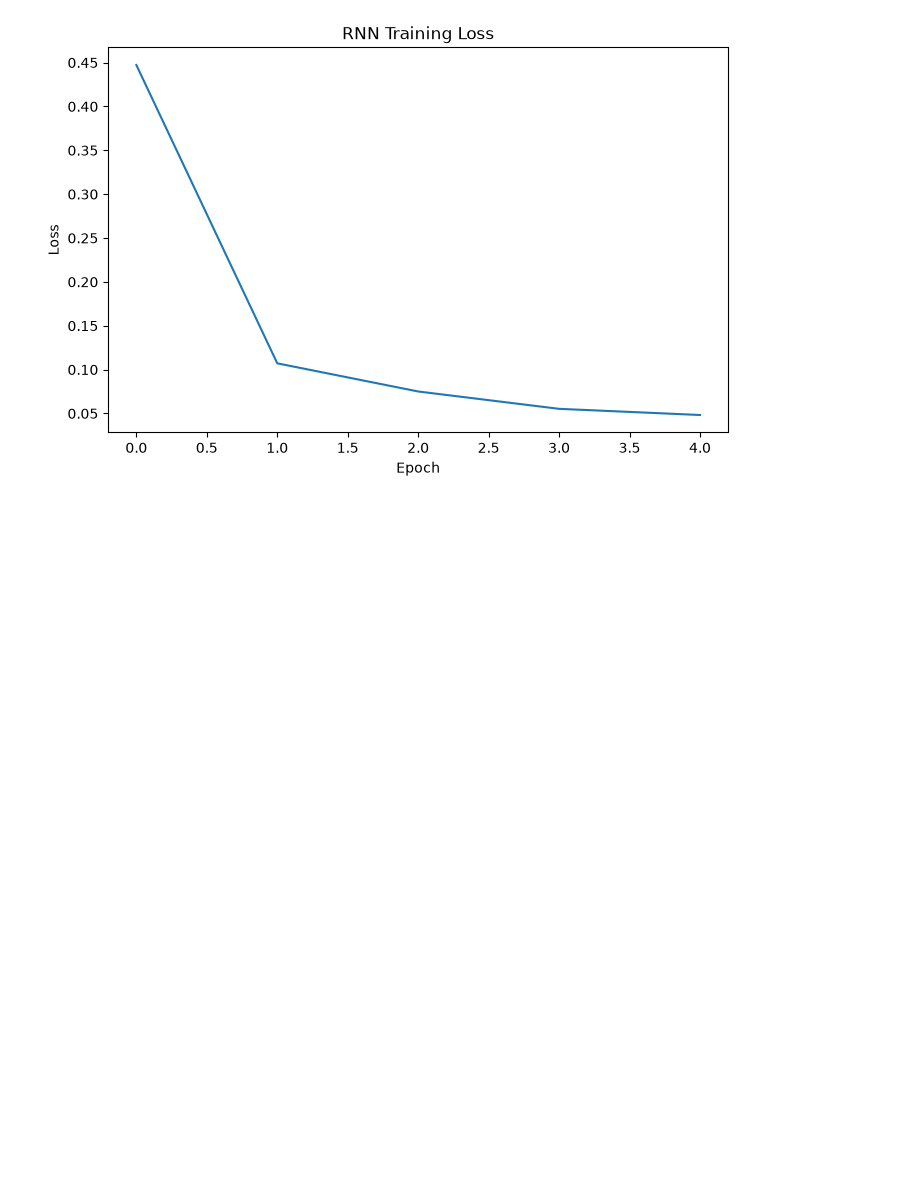
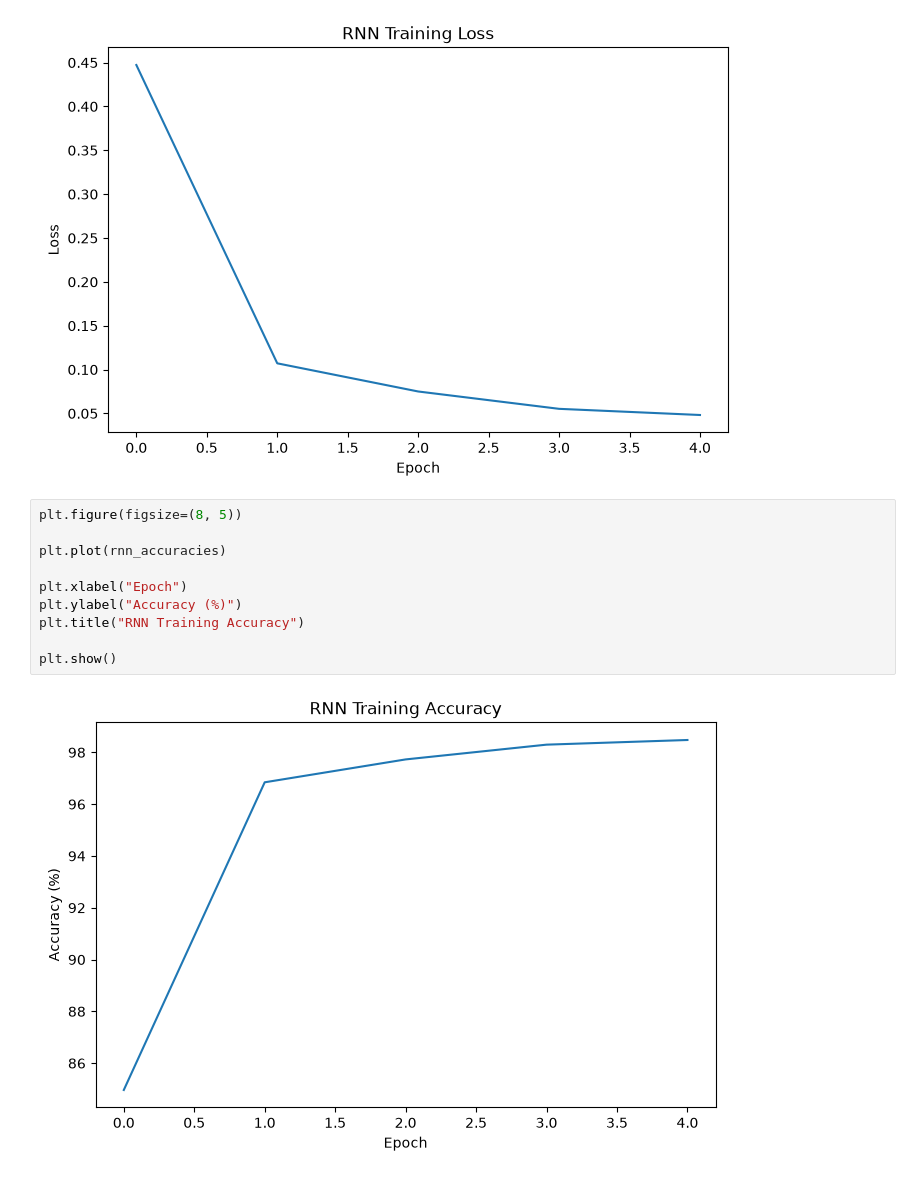
Before and after one commit to sayan629/AI_ML_python, a Jupyter notebook: (41) Deep Learning Part 6/MNIST_Handwritten_Analysis.ipynb, the cells around one changed output. Saved outputs shown, nothing was run; the diff lists cells and outputs as text; blank space fills up the shorter version.

Commit message:
RNN Plot.

```diff
--- a/(41) Deep Learning Part 6/MNIST_Handwritten_Analysis.ipynb
+++ b/(41) Deep Learning Part 6/MNIST_Handwritten_Analysis.ipynb
@@ -407,3 +407,15 @@ plt.title("RNN Training Loss")
 plt.show()
 # %% [output]
 [figure]
+# %%
+plt.figure(figsize=(8, 5))
+
+plt.plot(rnn_accuracies)
+
+plt.xlabel("Epoch")
+plt.ylabel("Accuracy (%)")
+plt.title("RNN Training Accuracy")
+
+plt.show()
+# %% [output]
+[figure, added]
```
Also changed, not shown: parts of 10 cells of this notebook, 2 other files.
